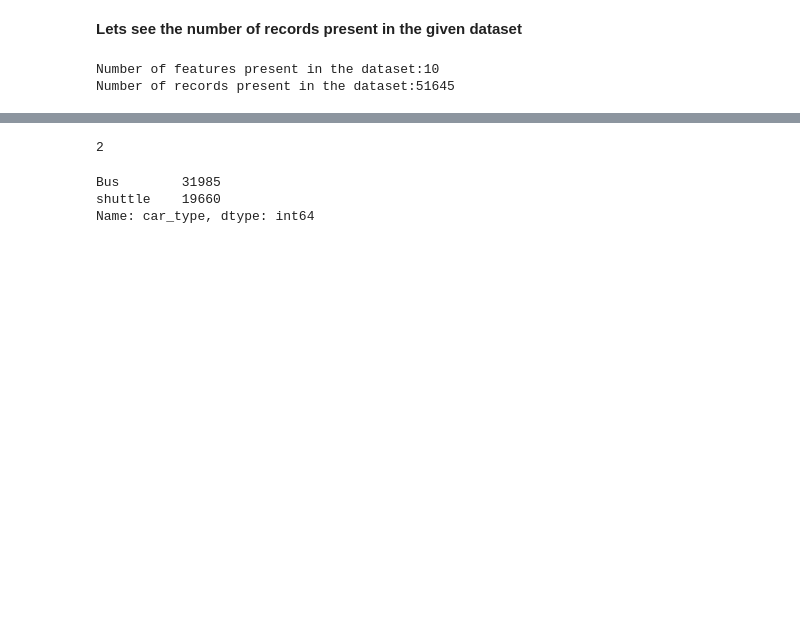
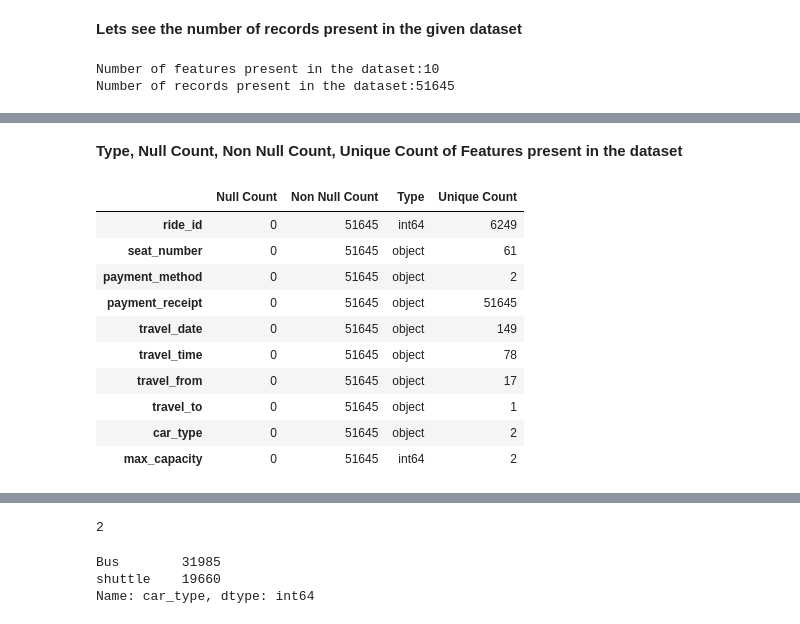
Before and after one commit to sudeep-009/Transport-Demand-Prediction-Regression-Capstone-Project, a Jupyter notebook: Copy_of_Demand_Prediction_for_Public_Transport_Capstone_Project.ipynb, the cells around one changed output, grey strips where cells are left out. Drawn from its saved outputs; the diff is of its cells as text; code cells hidden in the pictures; blank space fills up the shorter version.

```diff
--- a/Copy_of_Demand_Prediction_for_Public_Transport_Capstone_Project.ipynb
+++ b/Copy_of_Demand_Prediction_for_Public_Transport_Capstone_Project.ipynb
@@ -103,0 +121,24 @@ Number of records present in the dataset:51645
+# %% [markdown]
+**Type, Null Count, Non Null Count, Unique Count of Features present in the dataset**
+# %%
+def info(dataset):
+  info_df = pd.DataFrame(columns={'Type','Null Count','Non Null Count','Unique Count'},index=dataset.columns)
+  info_df['Type'] = dataset.dtypes
+  info_df['Null Count'] = dataset.isnull().sum()
+  info_df['Non Null Count'] = len(dataset) - dataset.isnull().sum()
+  info_df['Unique Count'] = dataset.nunique()
+  return info_df
+# %%
+info(transport_df)
+# %% [output]
+|  | Null Count | Non Null Count | Type | Unique Count |
+| ride_id | 0 | 51645 | int64 | 6249 |
+| seat_number | 0 | 51645 | object | 61 |
+| payment_method | 0 | 51645 | object | 2 |
+| payment_receipt | 0 | 51645 | object | 51645 |
+| travel_date | 0 | 51645 | object | 149 |
+| travel_time | 0 | 51645 | object | 78 |
+| travel_from | 0 | 51645 | object | 17 |
+| travel_to | 0 | 51645 | object | 1 |
+| car_type | 0 | 51645 | object | 2 |
+| max_capacity | 0 | 51645 | int64 | 2 |
```
Also changed, not shown: parts of 11 cells of this notebook.
